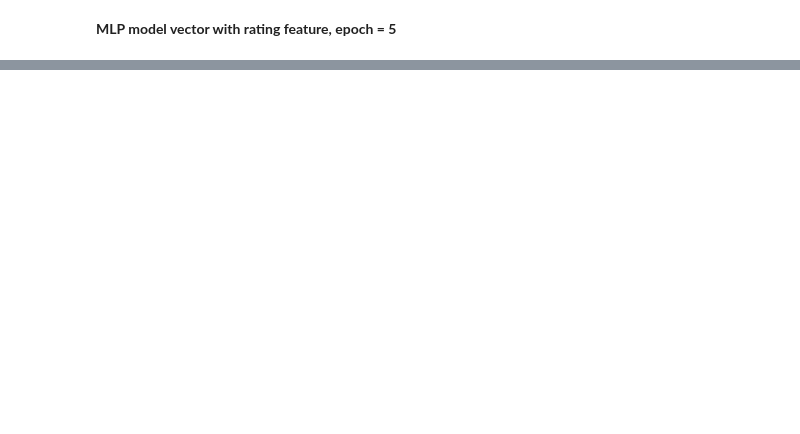
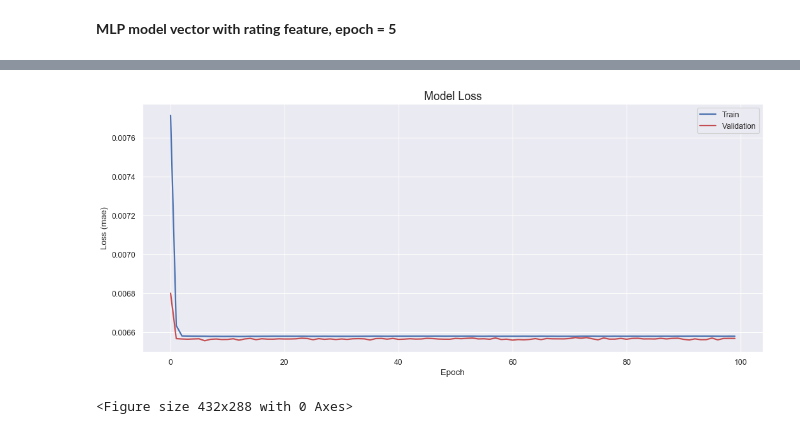
Before and after one commit to suchayarj/WhatsOnYourFace...FakeOrFact, a Jupyter notebook: AutoencoderYelp.ipynb, the cells around one changed output, grey strips where cells are left out. Cells and saved outputs as stored; diff of their text form; code cells hidden in the pictures; blank space fills up the shorter version.

```diff
--- a/AutoencoderYelp.ipynb
+++ b/AutoencoderYelp.ipynb
@@ -259,0 +381,5 @@ print(f"Deceptive Reviews Score (RMSE): {score3}")
+# %%
+#reshape for LSTM model
+X_true_train2 = X_true_train.values.reshape(X_true_train2.shape[0], 1, X_true_train2.shape[1])
+X_true_test2 = X_true_test.values.reshape(X_true_test2.shape[0], 1, X_true_test2.shape[1])
+print(X_true_train2.shape, X_true_test2.shape)
@@ -259,0 +388,16 @@ print(f"Deceptive Reviews Score (RMSE): {score3}")
+# %%
+#define autoencoder network model
+def autoencoder_model(X):
+    inputs = Input(shape=(X.shape[1], X.shape[2]))
+    L1 = LSTM(40, activation = 'relu', return_sequences = True)(inputs)
+    L2 = LSTM(5, activation = 'relu', return_sequences = False)(L1)
+    L3 = RepeatVector(X.shape[1])(L2)
+    L4 = LSTM(5, activation = 'relu', return_sequences = True)(L3)
+    L5 = LSTM(40, activation= 'relu', return_sequences = True)(L4)
+    output = TimeDistributed(Dense(X.shape[2]))(L5)
+    model = Model(inputs=inputs, outputs=output)
+    return model
+# %%
+model = autoencoder_model(X_true_train2)
+model.compile(optimizer='adam', loss = 'mae')
+model.summary()
@@ -259,0 +422,5 @@ print(f"Deceptive Reviews Score (RMSE): {score3}")
+# %%
+#fit model to the data
+nb_epochs = 100
+batch_size = 10
+history = model.fit(X_true_train2, X_true_train2, epochs=nb_epochs, batch_size = batch_size, validation_split = 0.05).history
@@ -259,0 +447,19 @@ print(f"Deceptive Reviews Score (RMSE): {score3}")
+# %%
+#plot training losses
+%matplotlib inline
+plt.style.use('fivethirtyeight')
+import seaborn as sns
+sns.set(color_codes = True)
+
+fig,ax = plt.subplots(figsize=(14,6), dpi=80)
+ax.plot(history['loss'],'b', label='Train', linewidth=2)
+ax.plot(history['val_loss'], 'r', label ='Validation', linewidth = 2)
+ax.set_title('Model Loss', fontsize=16)
+ax.set_ylabel('Loss (mae)')
+ax.set_xlabel('Epoch')
+ax.legend(loc='upper right')
+plt.show()
+plt.savefig('img/training_loss.png')
+# %% [output]
+[figure, added]
+<Figure size 432x288 with 0 Axes>
```
Also changed, not shown: parts of 58 cells of this notebook.
